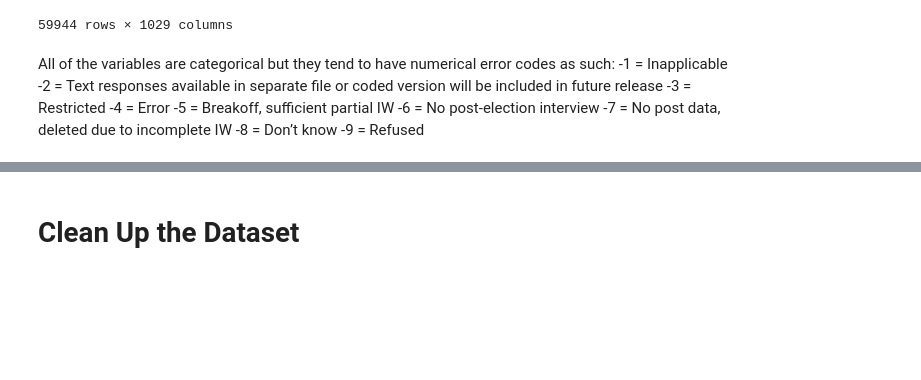
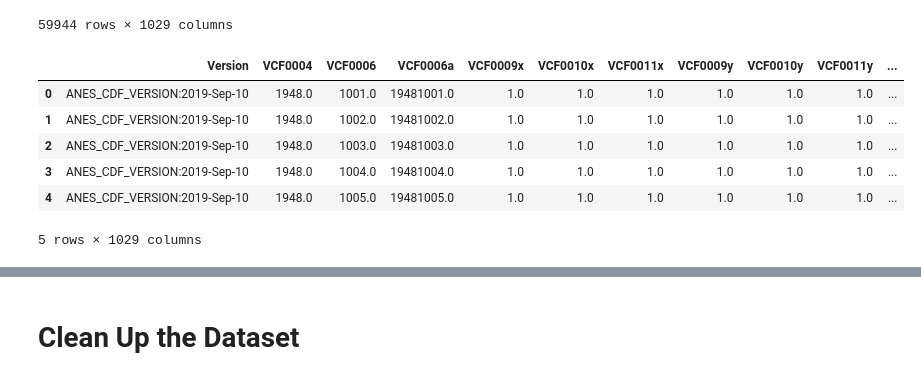
Before and after one commit to anushadatar/split-ticket, a Jupyter notebook: Cleanup-And-Validation.ipynb, the cells around one changed output, grey strips where cells are left out. Drawn from its saved outputs; the diff is of its cells as text; code cells hidden in the pictures; blank space fills up the shorter version.

```diff
--- a/Cleanup-And-Validation.ipynb
+++ b/Cleanup-And-Validation.ipynb
@@ -34,14 +38,13 @@ df
 | 59942 | ANES_CDF_VERSION:2019-Sep-10 | 2016.0 | 5089.0 | 20165089.0 | 0.0 | 0.0 | 0.0 | 1.162 | 1.162 | 1.162 | ... |
 | 59943 | ANES_CDF_VERSION:2019-Sep-10 | 2016.0 | 5090.0 | 20165090.0 | 0.0 | 0.0 | 0.0 | 1.424 | 1.424 | 1.424 | ... |
 59944 rows × 1029 columns
-# %% [markdown]
-All of the variables are categorical but they tend to have numerical error codes as such:
-‐1 = Inapplicable
-‐2 = Text responses available in separate file or coded version will be included in future release
-‐3 = Restricted
-‐4 = Error
-‐5 = Breakoff, sufficient partial IW
-‐6 = No post‐election interview
-‐7 = No post data, deleted due to incomplete IW
-‐8 = Don’t know
-‐9 = Refused
+# %%
+df.head()
+# %% [output]
+|  | Version | VCF0004 | VCF0006 | VCF0006a | VCF0009x | VCF0010x | VCF0011x | VCF0009y | VCF0010y | VCF0011y | ... |
+| 0 | ANES_CDF_VERSION:2019-Sep-10 | 1948.0 | 1001.0 | 19481001.0 | 1.0 | 1.0 | 1.0 | 1.0 | 1.0 | 1.0 | ... |
+| 1 | ANES_CDF_VERSION:2019-Sep-10 | 1948.0 | 1002.0 | 19481002.0 | 1.0 | 1.0 | 1.0 | 1.0 | 1.0 | 1.0 | ... |
+| 2 | ANES_CDF_VERSION:2019-Sep-10 | 1948.0 | 1003.0 | 19481003.0 | 1.0 | 1.0 | 1.0 | 1.0 | 1.0 | 1.0 | ... |
+| 3 | ANES_CDF_VERSION:2019-Sep-10 | 1948.0 | 1004.0 | 19481004.0 | 1.0 | 1.0 | 1.0 | 1.0 | 1.0 | 1.0 | ... |
+| 4 | ANES_CDF_VERSION:2019-Sep-10 | 1948.0 | 1005.0 | 19481005.0 | 1.0 | 1.0 | 1.0 | 1.0 | 1.0 | 1.0 | ... |
+5 rows × 1029 columns
```
Also changed, not shown: parts of 14 cells of this notebook.
